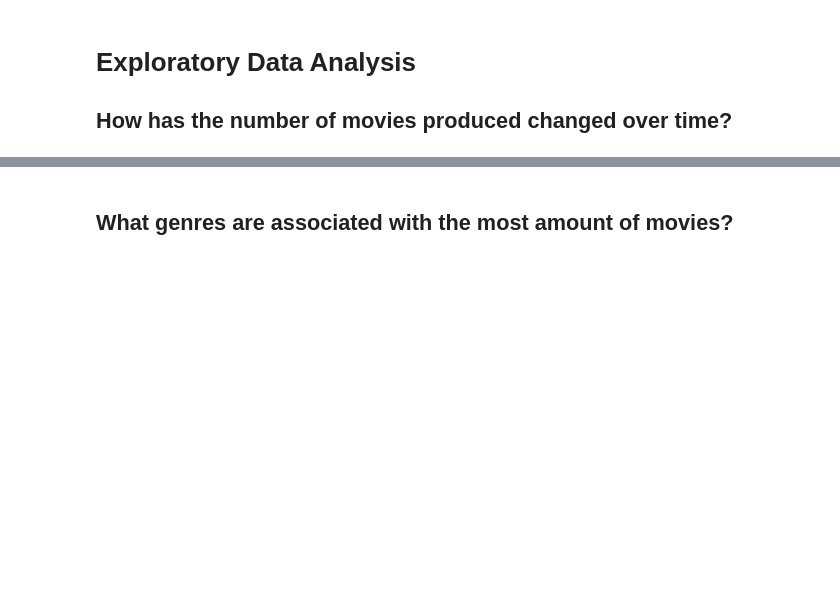
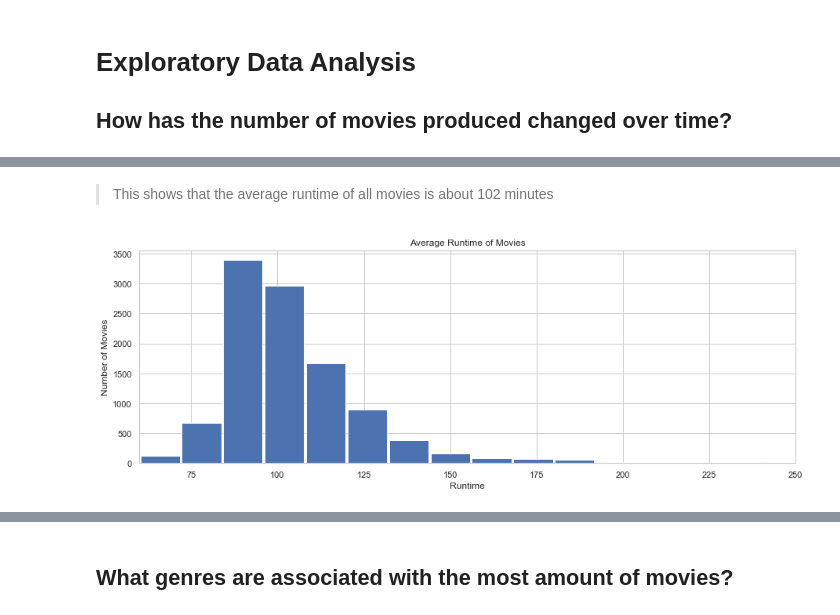
Before and after one commit to TJRiker11/Investigating-a-Data-Set---TMDB-Movies, a Jupyter notebook: Investigating Data Sets/Investigating a Data Set - TMDB Movies.ipynb, the cells around one changed output, grey strips where cells are left out. Drawn from its saved outputs; the diff is of its cells as text; code cells hidden in the pictures; blank space fills up the shorter version.

```diff
--- a/Investigating Data Sets/Investigating a Data Set - TMDB Movies.ipynb
+++ b/Investigating Data Sets/Investigating a Data Set - TMDB Movies.ipynb
@@ -282,0 +318,13 @@ memory usage: 5.9+ MB
+# %% [markdown]
+> This shows that the average runtime of all movies is about 102 minutes
+# %%
+# Plotting a histogram of runtime of movies
+plt.figure(figsize=(15,5))
+plt.xlabel('Runtime')
+plt.ylabel('Number of Movies')
+plt.title('Average Runtime of Movies')
+plt.xlim(60, 250)
+plt.hist(final_df['runtime'], rwidth = 0.95, bins = 75)
+plt.show()
+# %% [output]
+[figure, added]
```
Also changed, not shown: parts of 24 cells of this notebook, 1 other file.
